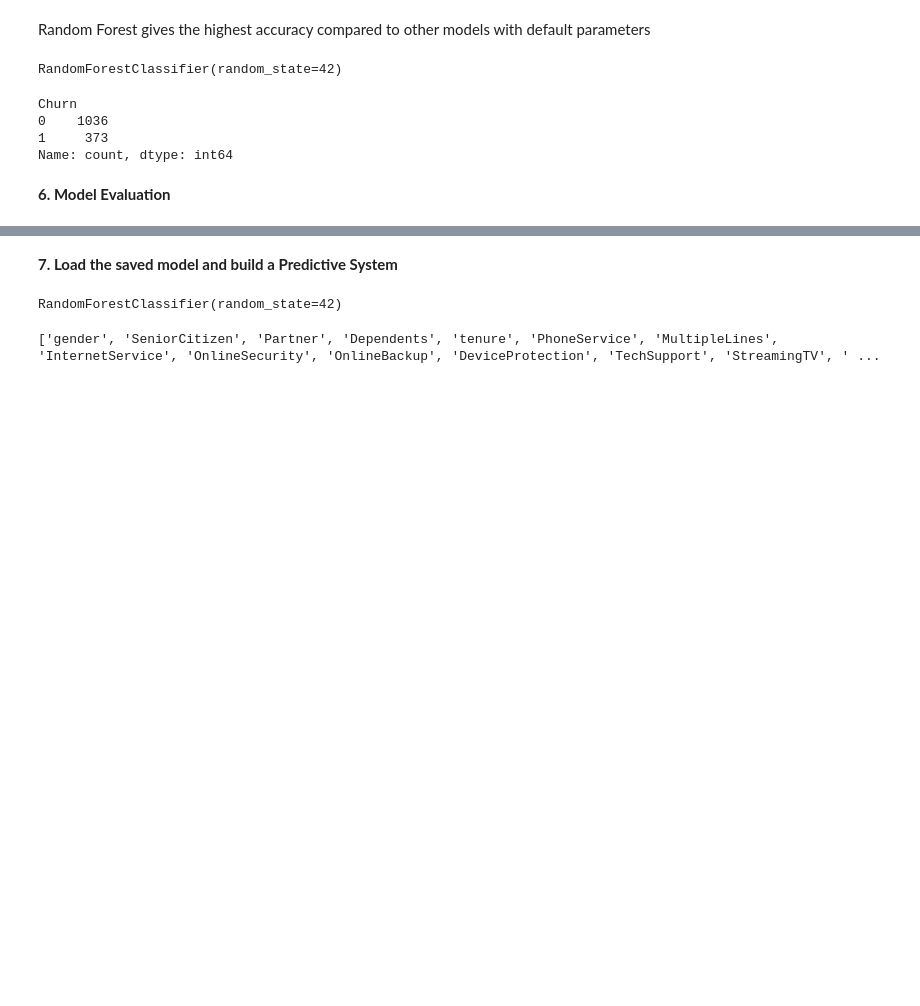
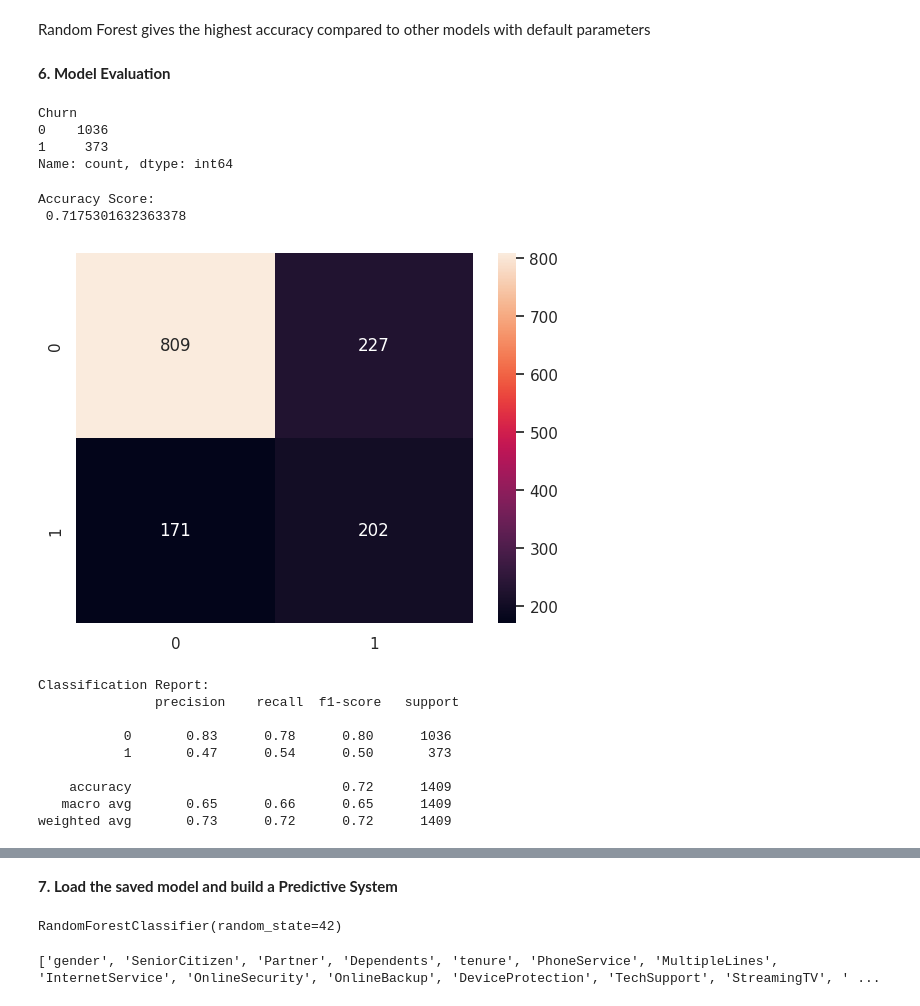
Before and after one commit to erandime/Customer-Churn-Prediction, a Jupyter notebook: Customer_Churn_Prediction.ipynb, the cells around one changed output, grey strips where cells are left out. Cells and saved outputs as stored; diff of their text form; code cells hidden in the pictures; blank space fills up the shorter version.

```diff
--- a/Customer_Churn_Prediction.ipynb
+++ b/Customer_Churn_Prediction.ipynb
@@ -770,7 +818,5 @@ rfc = RandomForestClassifier(random_state=42)
-# %%
-rfc.fit(X_train_smote, y_train_smote)
-# %% [output]
-RandomForestClassifier(random_state=42)
+# %% [markdown]
+**6. Model Evaluation**
 # %%
 print(y_test.value_counts())
 # %% [output]
@@ -778,6 +824,28 @@ Churn
 0    1036
 1     373
 Name: count, dtype: int64
-# %% [markdown]
-**6. Model Evaluation**
+# %%
+dtc = DecisionTreeClassifier(random_state=42)
+dtc.fit(X_train_smote, y_train_smote)
+
+# evaluate on test data
+y_test_pred = dtc.predict(X_test)
+
+print("Accuracy Score:\n", accuracy_score(y_test, y_test_pred))
+sns.heatmap(confusion_matrix(y_test, y_test_pred), annot=True, fmt="d")
+plt.show()
+print("Classification Report:\n", classification_report(y_test, y_test_pred))
+# %% [output]
+Accuracy Score:
+ 0.7175301632363378
+[figure, added]
+Classification Report:
+               precision    recall  f1-score   support
+
+           0       0.83      0.78      0.80      1036
+           1       0.47      0.54      0.50       373
+
+    accuracy                           0.72      1409
+   macro avg       0.65      0.66      0.65      1409
+weighted avg       0.73      0.72      0.72      1409
 # %%
```
Also changed, not shown: parts of 21 cells of this notebook.
